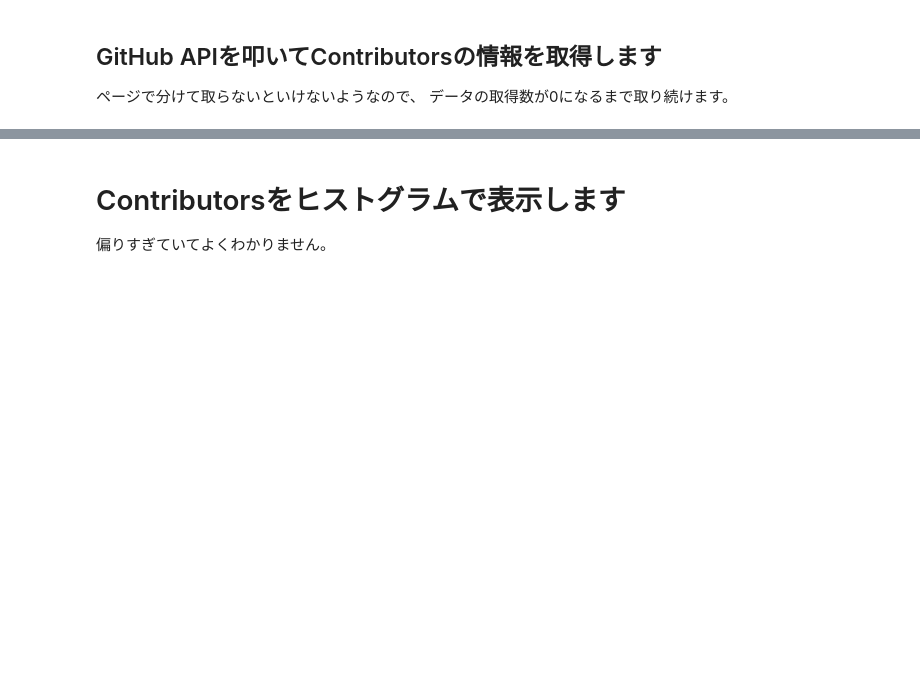
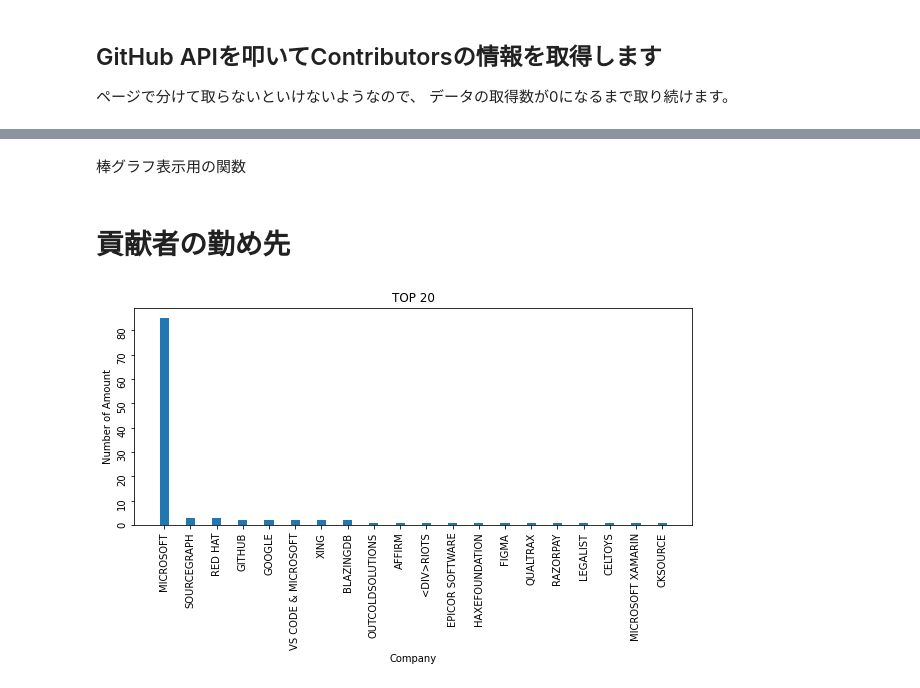
Before and after one commit to zeikomi552/githubapi-python-sample, a Jupyter notebook: src/githubapi-03.ipynb, the cells around one changed output, grey strips where cells are left out. Cells and saved outputs as stored; diff of their text form; code cells hidden in the pictures; blank space fills up the shorter version.

```diff
--- a/src/githubapi-03.ipynb
+++ b/src/githubapi-03.ipynb
@@ -126,3 +137,28 @@ GET https://api.github.com/users/bpasero
-# %% [markdown]
-# Contributorsをヒストグラムで表示します
-偏りすぎていてよくわかりません。
+# %% [markdown]
+棒グラフ表示用の関数
+# %%
+def show_barchart(sr, top_rank, figsize, xlabel, ylabel, title):
+    bar_width = 0.35
+
+    # show bar chart
+    sr2 = sr.head(top_rank)
+    x = np.arange(len(sr2.index))
+    fig, ax = plt.subplots(figsize = figsize)
+
+    ax.set_xticklabels(sr2.index)
+    ax.set_xlabel(xlabel)
+    ax.set_ylabel(ylabel)
+    ax.set_title(title)
+    ax.tick_params(labelrotation=90)
+    rect = ax.bar(sr2.index, sr2.values, bar_width)
+    plt.show()
+# %% [markdown]
+# 貢献者の勤め先
+# %%
+sr = df2['company'].str.upper().str.strip().str.replace('@','').value_counts()
+top_rank = 20
+bar_width = 0.35
+
+show_barchart(sr, top_rank, (10,4), 'Company', 'Number of Amount', 'TOP {0}'.format(top_rank))
+# %% [output]
+[figure, added]
```
Also changed, not shown: parts of 16 cells of this notebook.
